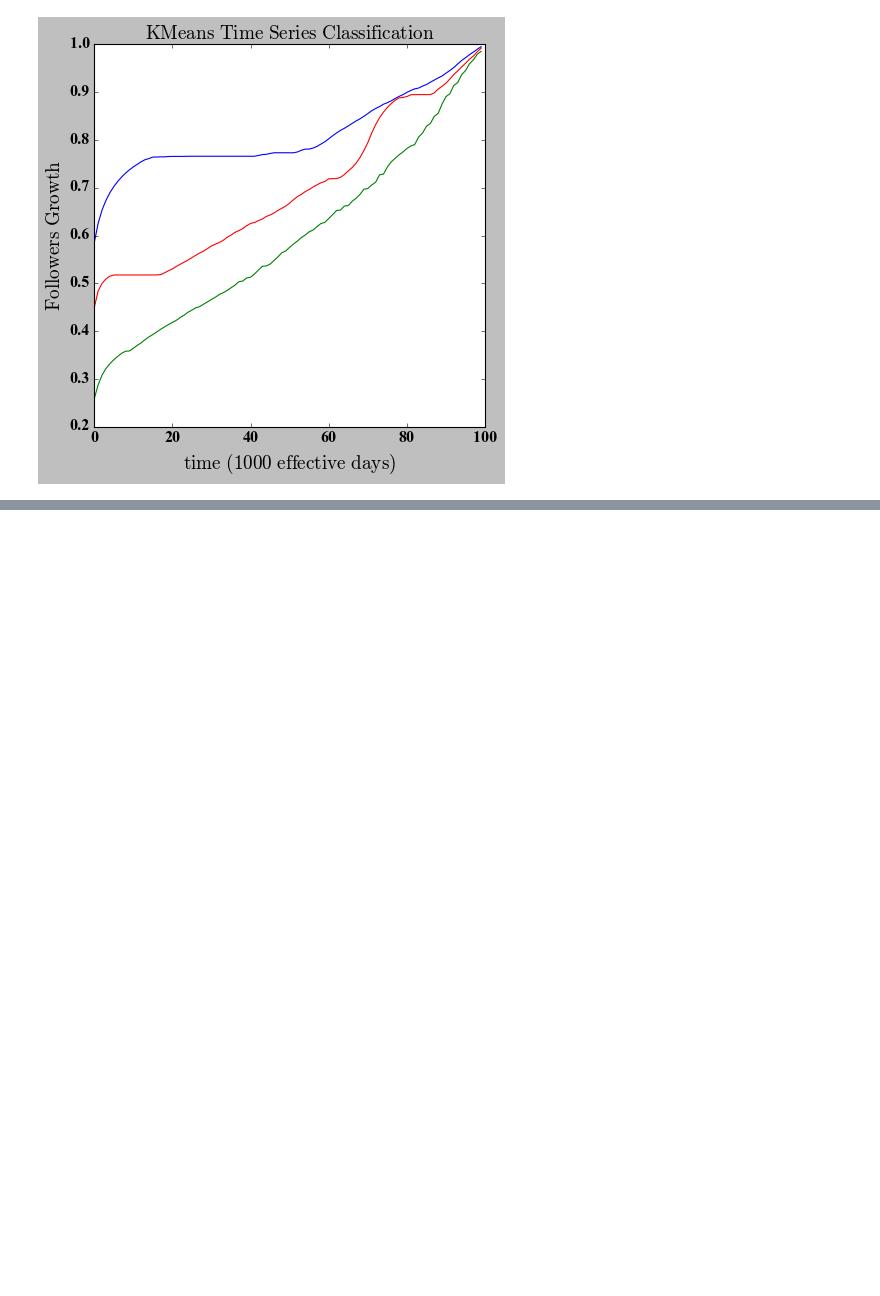
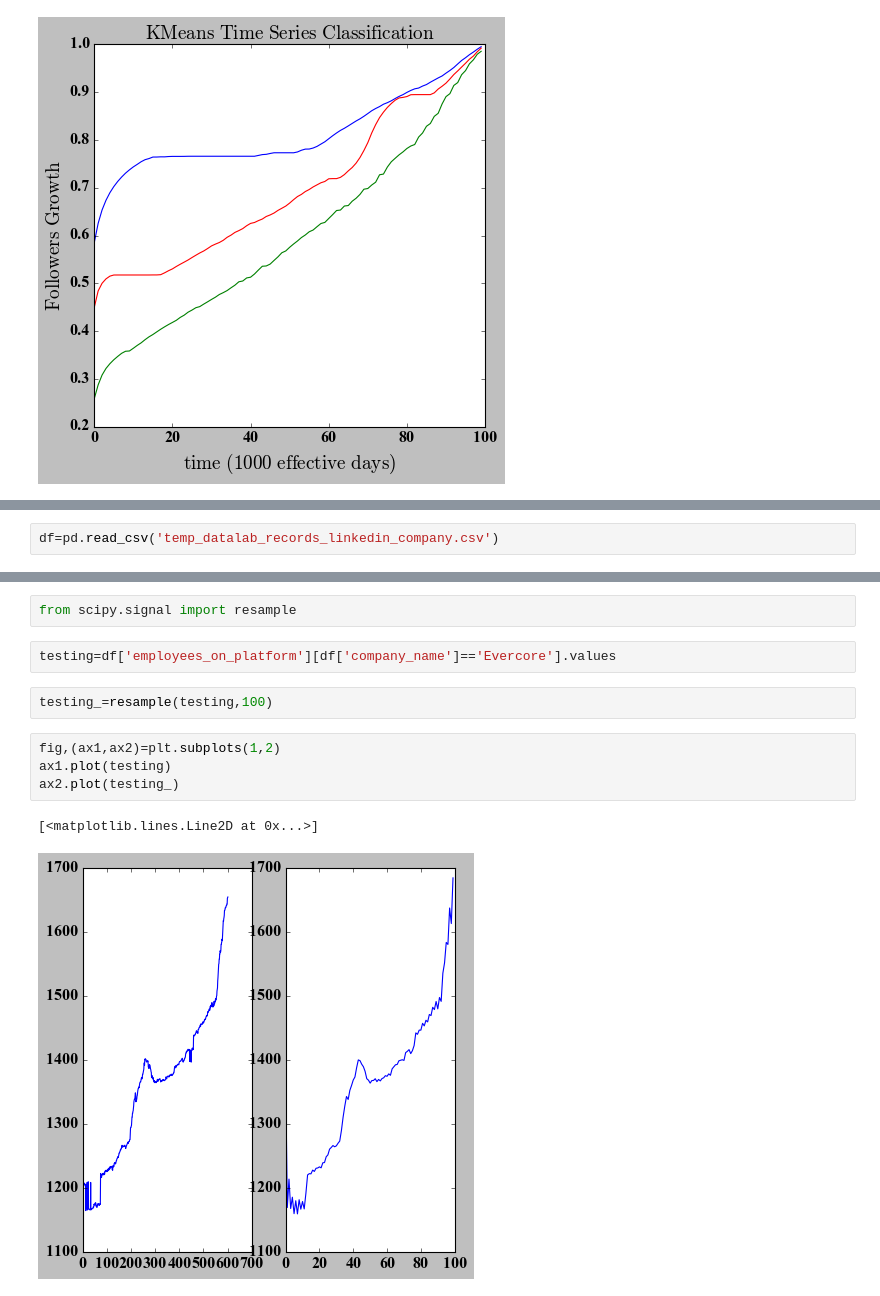
Before and after one commit to mtsafarzadeh/Time_Series_Classification, a Jupyter notebook: linkedin.ipynb, the cells around one changed output, grey strips where cells are left out. Drawn from its saved outputs; the diff is of its cells as text; blank space fills up the shorter version.

```diff
--- a/linkedin.ipynb
+++ b/linkedin.ipynb
@@ -267,0 +366,2 @@ X_f.shape
+# %%
+df=pd.read_csv('temp_datalab_records_linkedin_company.csv')
@@ -267,0 +401,13 @@ X_f.shape
+# %%
+from scipy.signal import resample
+# %%
+testing=df['employees_on_platform'][df['company_name']=='Evercore'].values
+# %%
+testing_=resample(testing,100)
+# %%
+fig,(ax1,ax2)=plt.subplots(1,2)
+ax1.plot(testing)
+ax2.plot(testing_)
+# %% [output]
+[<matplotlib.lines.Line2D at 0x...>]
+[figure, added]
```
Also changed, not shown: parts of 48 cells of this notebook.
